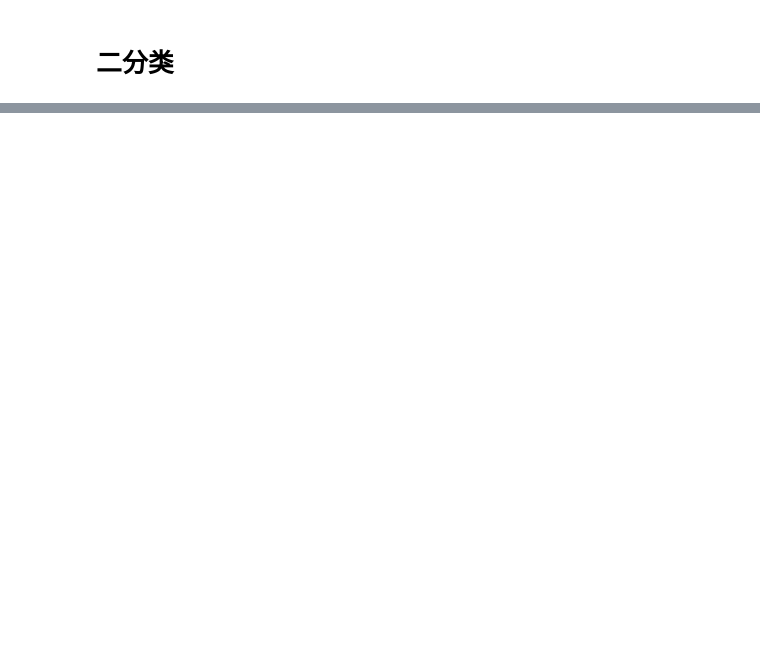
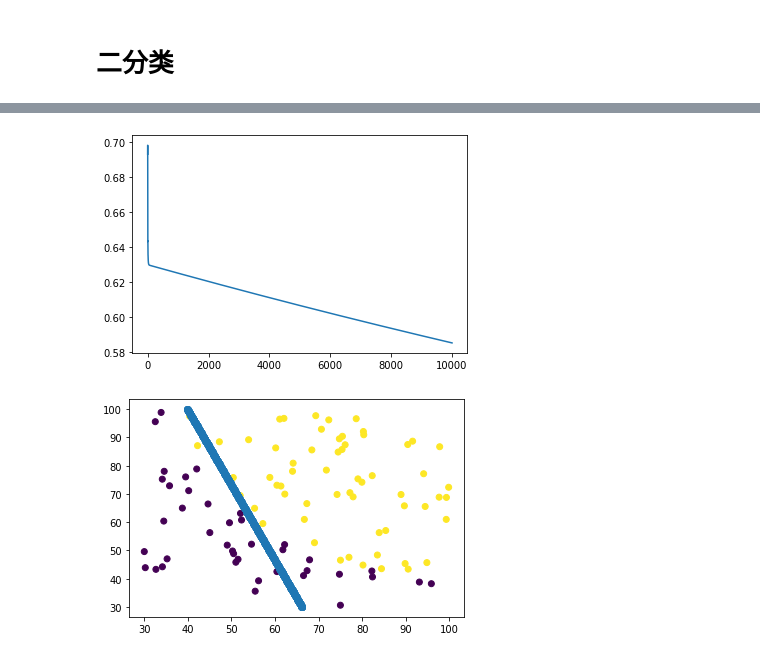
Before and after one commit to keptupp/MachineClass, a Jupyter notebook: exercise_3/mycode.ipynb, the cells around one changed output, grey strips where cells are left out. Cells and saved outputs as stored; diff of their text form; code cells hidden in the pictures; blank space fills up the shorter version.

```diff
--- a/exercise_3/mycode.ipynb
+++ b/exercise_3/mycode.ipynb
@@ -61,0 +27,41 @@ def cost(x,y,theta):
+# %%
+def cost(x,y,theta):
+    hx=compute(x,theta)
+    j=(-y*np.log(hx)-(1-y)*np.log(1-hx)).sum()/x.shape[0]
+    return j,hx
+# %%
+def gradient_descent(hx,x,y):
+    return np.sum((hx-y)[:,np.newaxis]*x,axis=0)
+# %%
+def main(iterate,speed,x,y,theta):
+    costs=[]
+    for i in range(iterate):
+        j,hx=cost(x,y,theta)
+        costs.append(j)
+        theta=theta-speed*gradient_descent(hx,x,y)
+    plt.plot(costs)
+    plt.show()
+    return np.array(theta)
+# %%
+def decision_boundaries(theta,range_min,range_max):
+    plt.scatter(x[:,1],x[:,2],c=y)
+    nums=np.linspace(range_min,range_max,1000)
+    label_1=[]
+    label_2=[]
+    for i in range(len(nums)):
+        for j in range(len(nums)):
+            z=np.array([1,nums[i],nums[j]]).T@theta
+            if(z>0.499 and z<0.501):
+                label_1.append(nums[i])
+                label_2.append(nums[j])
+    plt.scatter(label_1,label_2)
+    plt.show()
+# %%
+#没有特征缩放的时候很慢，跑了1000000才近似拟合
+x,y,theta=getData()
+theta=main(10000,0.00001,x,y,theta)
+theta
+decision_boundaries(theta,30,100)
+# %% [output]
+[figure, added]
+[figure, added]
```
Also changed, not shown: parts of 4 cells of this notebook, 1 other file.
